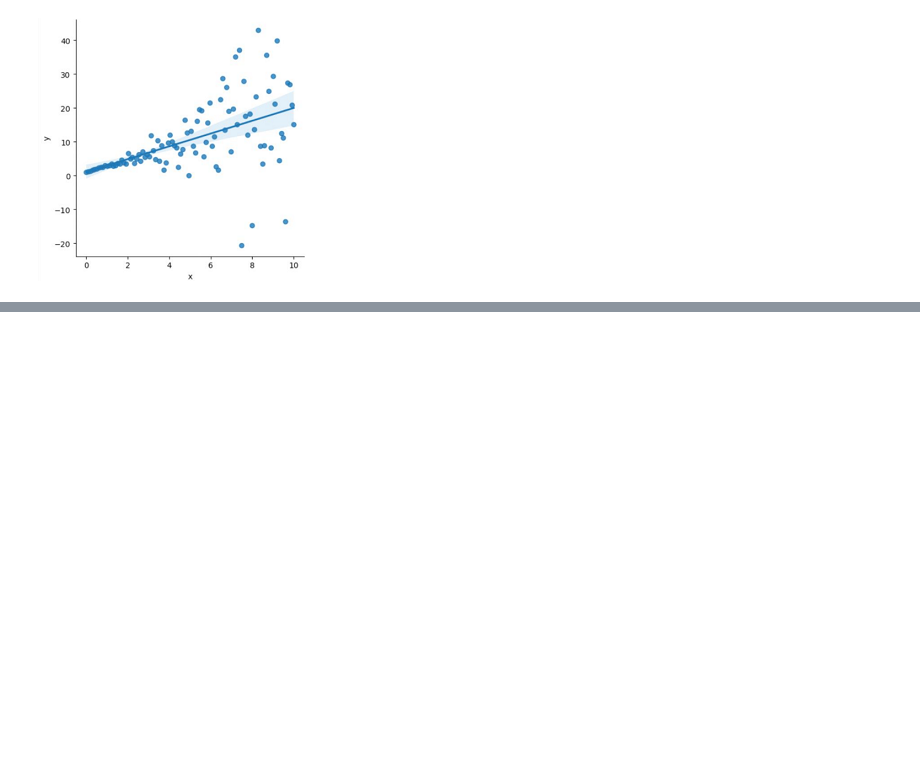
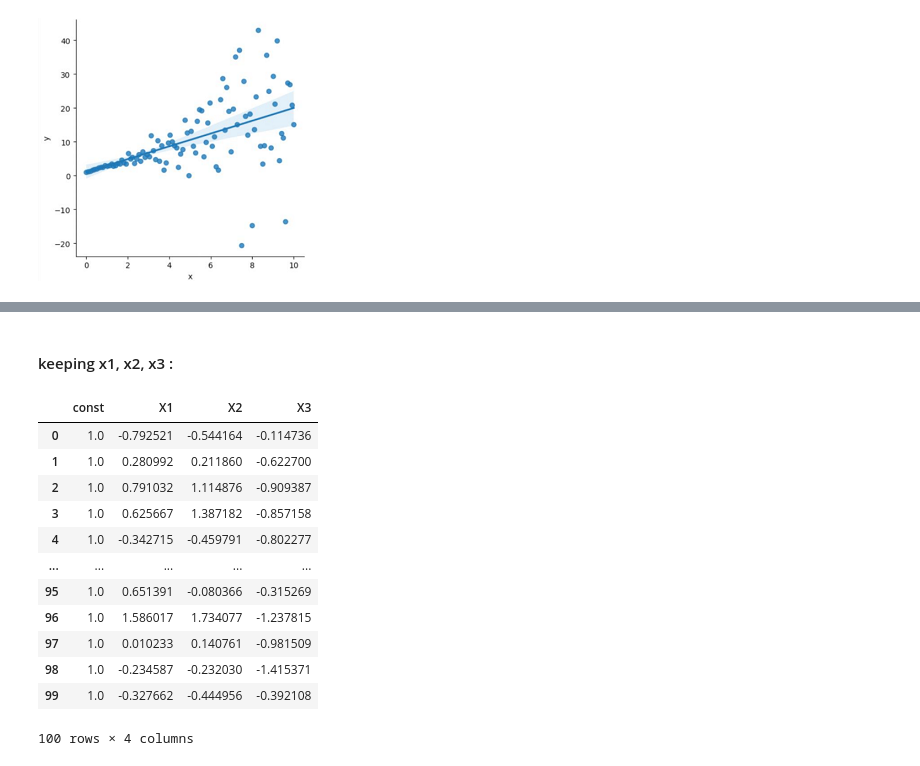
Before and after one commit to mkr9395/LinearRegression_Notes, a Jupyter notebook: 5. Regression Analysis.ipynb, the cells around one changed output, grey strips where cells are left out. Cells and saved outputs as stored; diff of their text form; code cells hidden in the pictures; blank space fills up the shorter version.

```diff
--- a/5. Regression Analysis.ipynb
+++ b/5. Regression Analysis.ipynb
@@ -1283,0 +1623,20 @@ changes in the data, making it difficult to interpret the results accurately.
+# %% [markdown]
+#### keeping x1, x2, x3 :
+# %%
+# Add a constant term to the predictor variables
+data_with_constant_all = sm.add_constant(data[['X1', 'X2', 'X3']])
+data_with_constant_all
+# %% [output]
+|  | const | X1 | X2 | X3 |
+| 0 | 1.0 | -0.792521 | -0.544164 | -0.114736 |
+| 1 | 1.0 | 0.280992 | 0.211860 | -0.622700 |
+| 2 | 1.0 | 0.791032 | 1.114876 | -0.909387 |
+| 3 | 1.0 | 0.625667 | 1.387182 | -0.857158 |
+| 4 | 1.0 | -0.342715 | -0.459791 | -0.802277 |
+| ... | ... | ... | ... | ... |
+| 95 | 1.0 | 0.651391 | -0.080366 | -0.315269 |
+| 96 | 1.0 | 1.586017 | 1.734077 | -1.237815 |
+| 97 | 1.0 | 0.010233 | 0.140761 | -0.981509 |
+| 98 | 1.0 | -0.234587 | -0.232030 | -1.415371 |
+| 99 | 1.0 | -0.327662 | -0.444956 | -0.392108 |
+100 rows × 4 columns
```
Also changed, not shown: parts of 78 cells of this notebook, 2 other files.
